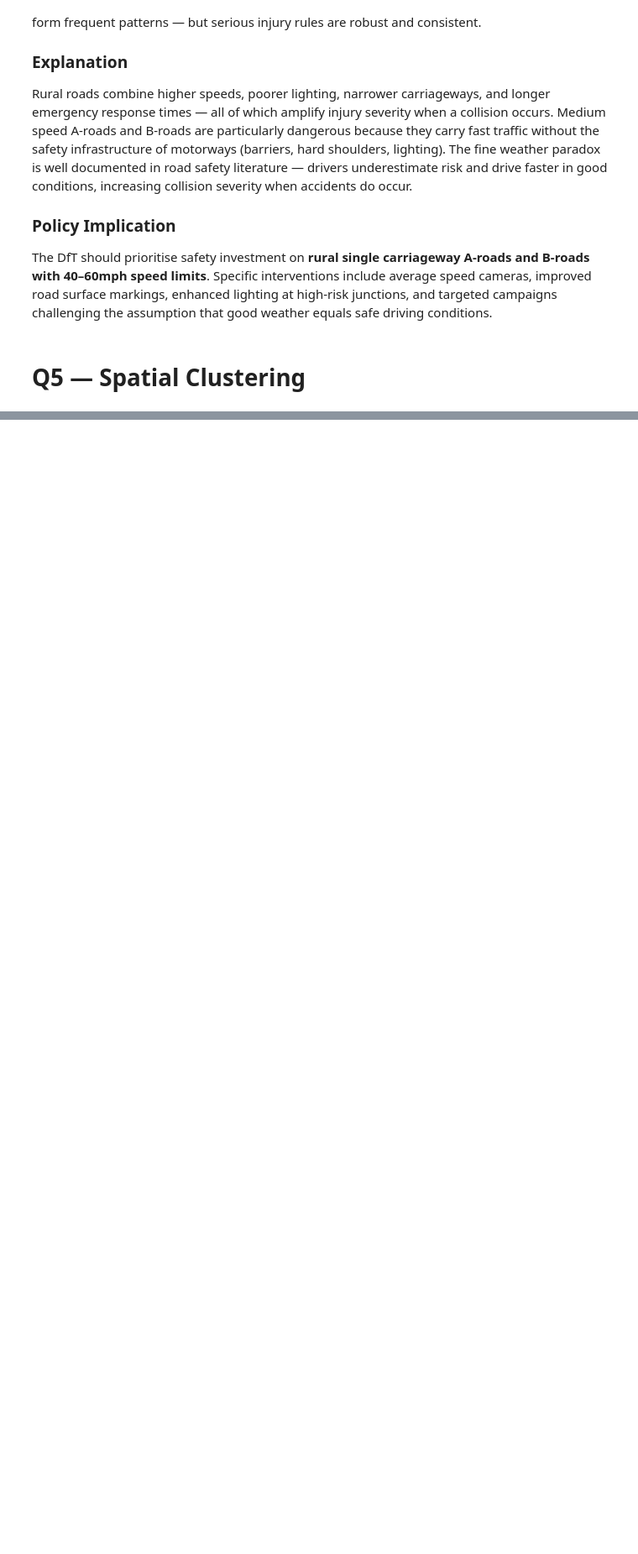
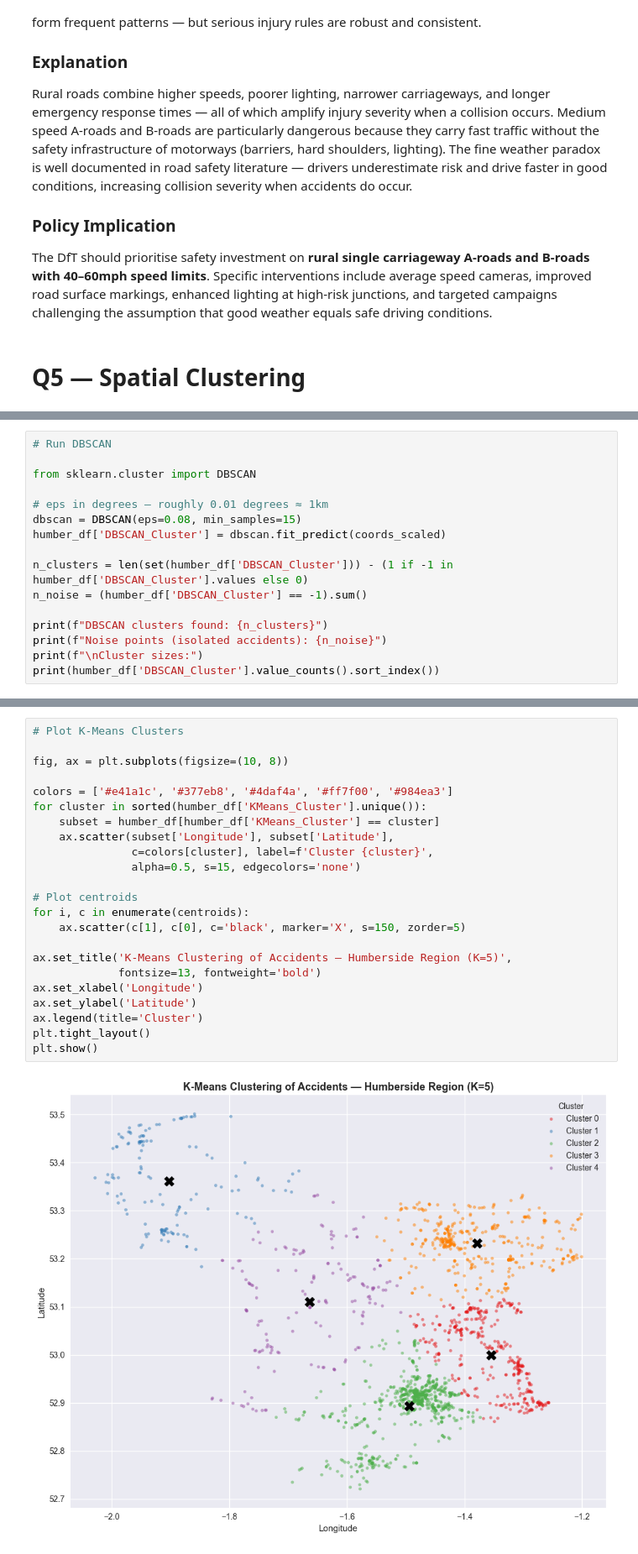
Before and after one commit to Olamilekanvic/UK-Accident, a Jupyter notebook: uk_road_safety.ipynb, the cells around one changed output, grey strips where cells are left out. Shown at 84% size. Drawn from its saved outputs; the diff is of its cells as text; blank space fills up the shorter version.

```diff
--- a/uk_road_safety.ipynb
+++ b/uk_road_safety.ipynb
@@ -1068,0 +1182,16 @@ challenging the assumption that good weather equals safe driving conditions.
+# %%
+# Run DBSCAN
+
+from sklearn.cluster import DBSCAN
+
+# eps in degrees — roughly 0.01 degrees ≈ 1km
+dbscan = DBSCAN(eps=0.08, min_samples=15)
+humber_df['DBSCAN_Cluster'] = dbscan.fit_predict(coords_scaled)
+
+n_clusters = len(set(humber_df['DBSCAN_Cluster'])) - (1 if -1 in humber_df['DBSCAN_Cluster'].values else 0)
+n_noise = (humber_df['DBSCAN_Cluster'] == -1).sum()
+
+print(f"DBSCAN clusters found: {n_clusters}")
+print(f"Noise points (isolated accidents): {n_noise}")
+print(f"\nCluster sizes:")
+print(humber_df['DBSCAN_Cluster'].value_counts().sort_index())
@@ -1068,0 +1216,25 @@ challenging the assumption that good weather equals safe driving conditions.
+# %%
+# Plot K-Means Clusters
+
+fig, ax = plt.subplots(figsize=(10, 8))
+
+colors = ['#e41a1c', '#377eb8', '#4daf4a', '#ff7f00', '#984ea3']
+for cluster in sorted(humber_df['KMeans_Cluster'].unique()):
+    subset = humber_df[humber_df['KMeans_Cluster'] == cluster]
+    ax.scatter(subset['Longitude'], subset['Latitude'],
+               c=colors[cluster], label=f'Cluster {cluster}',
+               alpha=0.5, s=15, edgecolors='none')
+
+# Plot centroids
+for i, c in enumerate(centroids):
+    ax.scatter(c[1], c[0], c='black', marker='X', s=150, zorder=5)
+
+ax.set_title('K-Means Clustering of Accidents — Humberside Region (K=5)',
+             fontsize=13, fontweight='bold')
+ax.set_xlabel('Longitude')
+ax.set_ylabel('Latitude')
+ax.legend(title='Cluster')
+plt.tight_layout()
+plt.show()
+# %% [output]
+[figure, added]
```
Also changed, not shown: parts of 13 cells of this notebook.
